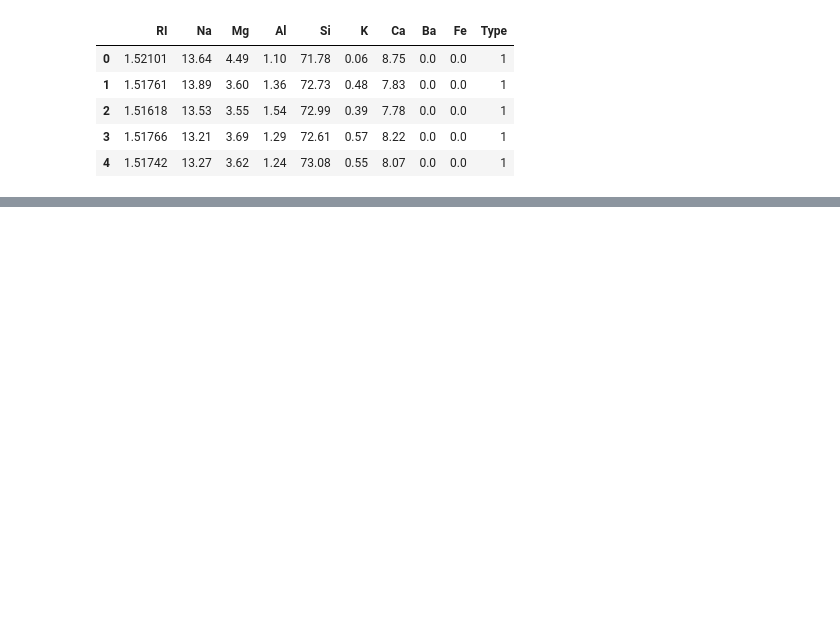
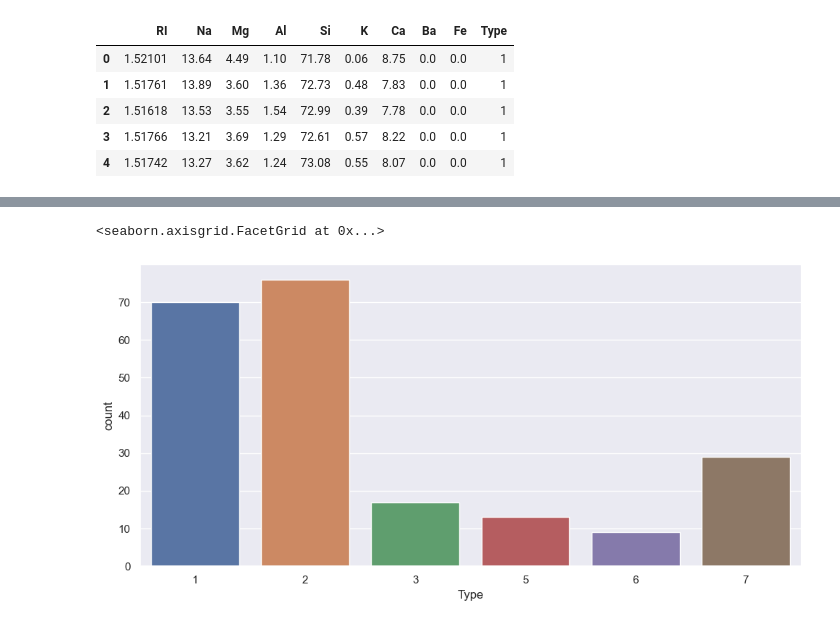
Before and after one commit to RajeshMahadevappa/DataScience-Exercise, a Jupyter notebook: KNN/KNN _Glass.ipynb, the cells around one changed output, grey strips where cells are left out. Drawn from its saved outputs; the diff is of its cells as text; code cells hidden in the pictures; blank space fills up the shorter version.

```diff
--- a/KNN/KNN _Glass.ipynb
+++ b/KNN/KNN _Glass.ipynb
@@ -1,12 +1,16 @@
 # %%
-from pandas import read_csv
+import numpy as np
 import pandas as pd
-import numpy as np
-from sklearn.model_selection import KFold
+from matplotlib import pyplot as plt
+from sklearn.preprocessing import StandardScaler
+from sklearn import preprocessing
+import seaborn as sns
+from sklearn.neighbors import KNeighborsClassifier
+from sklearn.metrics import confusion_matrix
+from sklearn.model_selection import train_test_split
+from sklearn.metrics import accuracy_score
 from sklearn.model_selection import cross_val_score
-from sklearn.neighbors import KNeighborsClassifier
-from sklearn.model_selection import GridSearchCV
-import matplotlib.pyplot as plt
+sns.set()
 %matplotlib inline
 import warnings
 warnings.simplefilter('ignore')
@@ -102,0 +27,4 @@ k_scores
+# %%
+df1 = df.copy()
+
+df1.describe()
@@ -102,0 +41,5 @@ k_scores
+# %%
+sns.factorplot('Type', data=df1, kind="count",size = 5,aspect = 2)
+# %% [output]
+<seaborn.axisgrid.FacetGrid at 0x...>
+[figure, added]
```
Also changed, not shown: parts of 34 cells of this notebook, 1 other file.
